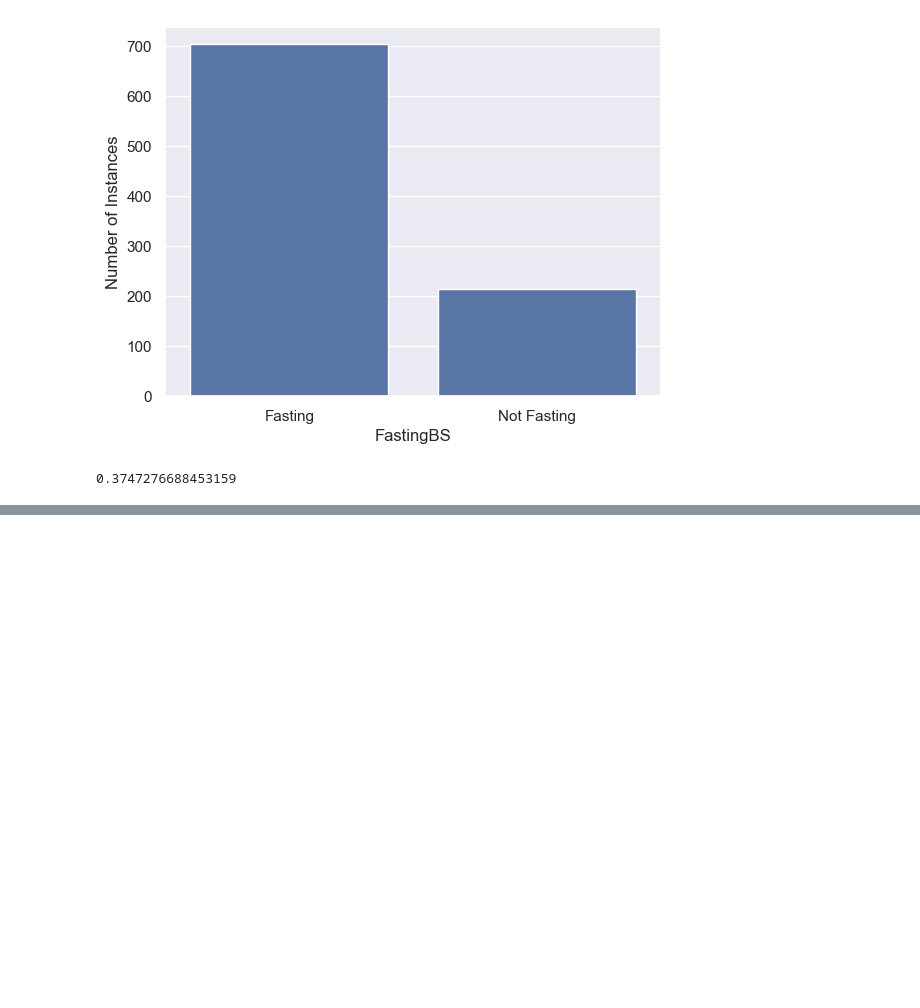
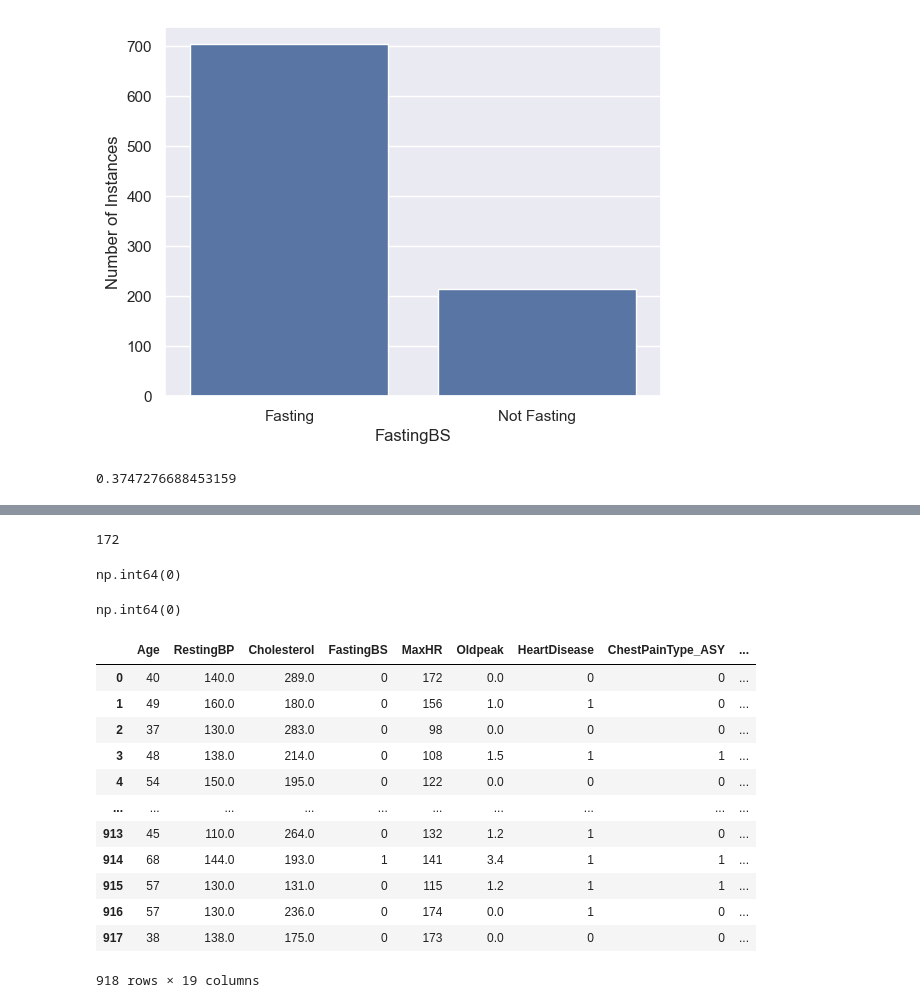
Before and after one commit to achoroj3/Predicting_Heart_Disease, a Jupyter notebook: MLE_PHD.ipynb, the cells around one changed output, grey strips where cells are left out. Drawn from its saved outputs; the diff is of its cells as text; code cells hidden in the pictures; blank space fills up the shorter version.

Commit message:
data cleaning and feature selection

```diff
--- a/MLE_PHD.ipynb
+++ b/MLE_PHD.ipynb
@@ -112,0 +119,64 @@ TypeError: Cannot convert [['F' 'F' 'M' ... 'M' 'M' 'F']
+# %%
+count_zero_Cholesterol = df[df['Cholesterol'] == 0].shape[0]
+count_zero_Cholesterol
+#counting the number of zero cholesterol in the set
+# %% [output]
+172
+# %%
+medians = df.groupby('HeartDisease')['Cholesterol'].median()
+medians
+df['Cholesterol'] = np.where((df['Cholesterol'] == 0) & (df['HeartDisease'] == 0), medians[0], df['Cholesterol'])
+df['Cholesterol'] = np.where((df['Cholesterol'] == 0) & (df['HeartDisease'] == 1), medians[1], df['Cholesterol'])
+(df['Cholesterol'] == 0).sum()
+#imputing by using the medians
+# %% [output]
+np.int64(0)
+# %%
+medians = df.groupby('HeartDisease')['RestingBP'].median()
+medians
+df['RestingBP'] = np.where((df['RestingBP'] == 0) & (df['HeartDisease'] == 0),medians[0] ,df['RestingBP'])
+df['RestingBP'] = np.where((df['RestingBP'] == 0) & (df['HeartDisease'] == 1),medians[1] ,df['RestingBP'])
+(df['RestingBP'] == 0).sum()
+#imputing by using the medians
+# %% [output]
+np.int64(0)
+# %%
+#one hot encoding.
+
+df['ChestPainType'].unique() # array(['ATA', 'NAP', 'ASY', 'TA'], dtype=object)
+df['RestingECG'].unique() #array(['Normal', 'ST', 'LVH'], dtype=object)
+df['ST_Slope'].unique() #array(['Up', 'Flat', 'Down'], dtype=object)
+# these are good columns to one-hot encode
+#ChestPainType, RestingECG, ST_Slope
+#These features have a small range of possible classifications, making them a strong candidate for one-hot encoding.
+#these are columns that need to be converted into numbers
+#Sex, Exercise Angina
+to_encode = ['ChestPainType', 'RestingECG', 'ST_Slope']
+#encode data and cleanup
+df = pd.get_dummies(df, columns=to_encode)
+#i dont like true/false showing up in my data
+cols = df.select_dtypes(include='bool').columns
+for col in cols:
+    df[col] = np.where(df[col] == True, 1, 0)
+# %%
+dummies = ['Sex', 'ExerciseAngina']
+df = pd.get_dummies(df, columns=dummies, drop_first=True)
+bool_cols = df.select_dtypes(include='bool').columns
+for col in bool_cols:
+    df[col] = np.where(df[col] == True, 1, 0)
+# %%
+df
+# %% [output]
+|  | Age | RestingBP | Cholesterol | FastingBS | MaxHR | Oldpeak | HeartDisease | ChestPainType_ASY | ... |
+| 0 | 40 | 140.0 | 289.0 | 0 | 172 | 0.0 | 0 | 0 | ... |
+| 1 | 49 | 160.0 | 180.0 | 0 | 156 | 1.0 | 1 | 0 | ... |
+| 2 | 37 | 130.0 | 283.0 | 0 | 98 | 0.0 | 0 | 0 | ... |
+| 3 | 48 | 138.0 | 214.0 | 0 | 108 | 1.5 | 1 | 1 | ... |
+| 4 | 54 | 150.0 | 195.0 | 0 | 122 | 0.0 | 0 | 0 | ... |
+| ... | ... | ... | ... | ... | ... | ... | ... | ... | ... |
+| 913 | 45 | 110.0 | 264.0 | 0 | 132 | 1.2 | 1 | 0 | ... |
+| 914 | 68 | 144.0 | 193.0 | 1 | 141 | 3.4 | 1 | 1 | ... |
+| 915 | 57 | 130.0 | 131.0 | 0 | 115 | 1.2 | 1 | 1 | ... |
+| 916 | 57 | 130.0 | 236.0 | 0 | 174 | 0.0 | 1 | 0 | ... |
+| 917 | 38 | 138.0 | 175.0 | 0 | 173 | 0.0 | 0 | 0 | ... |
+918 rows × 19 columns
```
Also changed, not shown: parts of 2 cells of this notebook.
